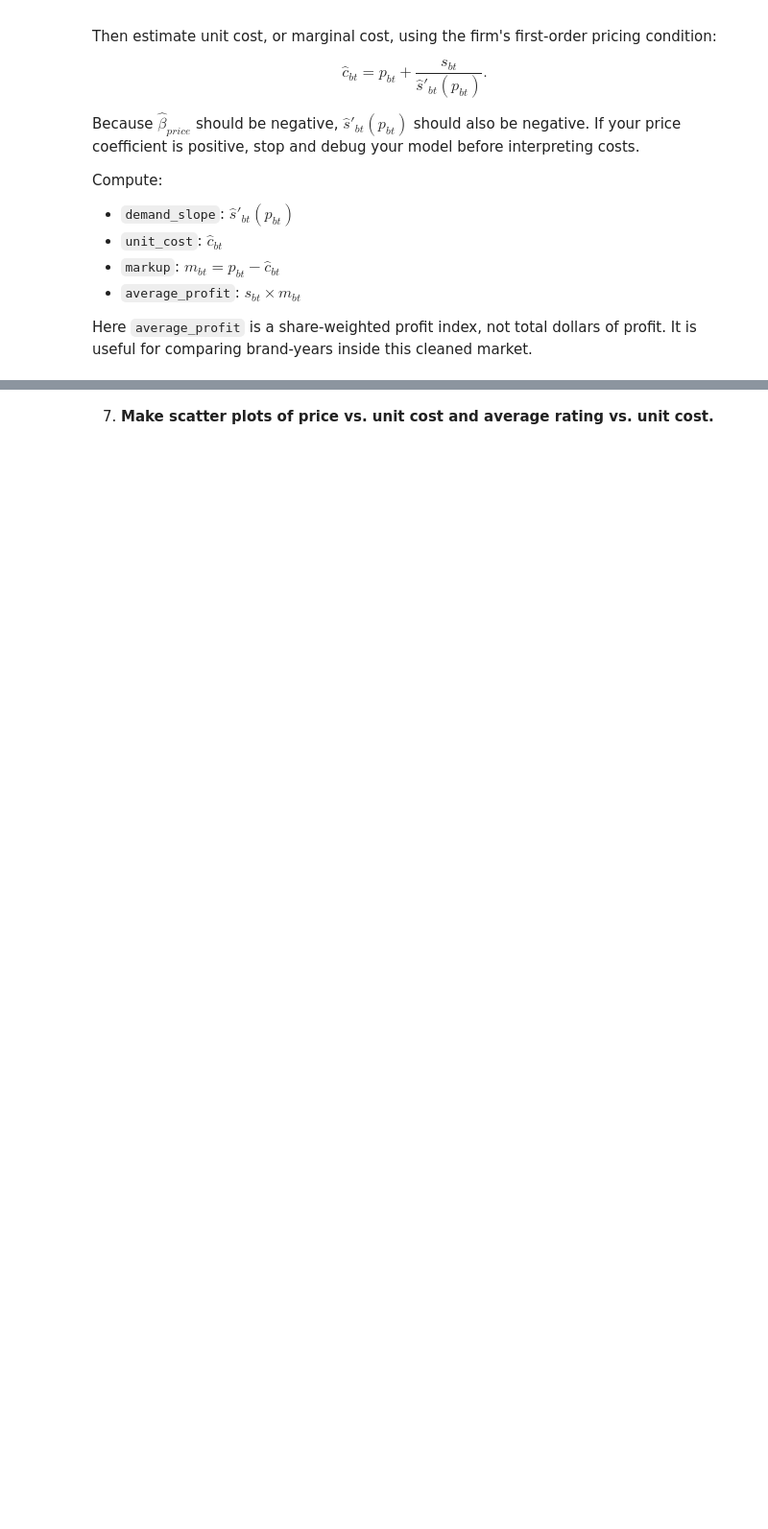
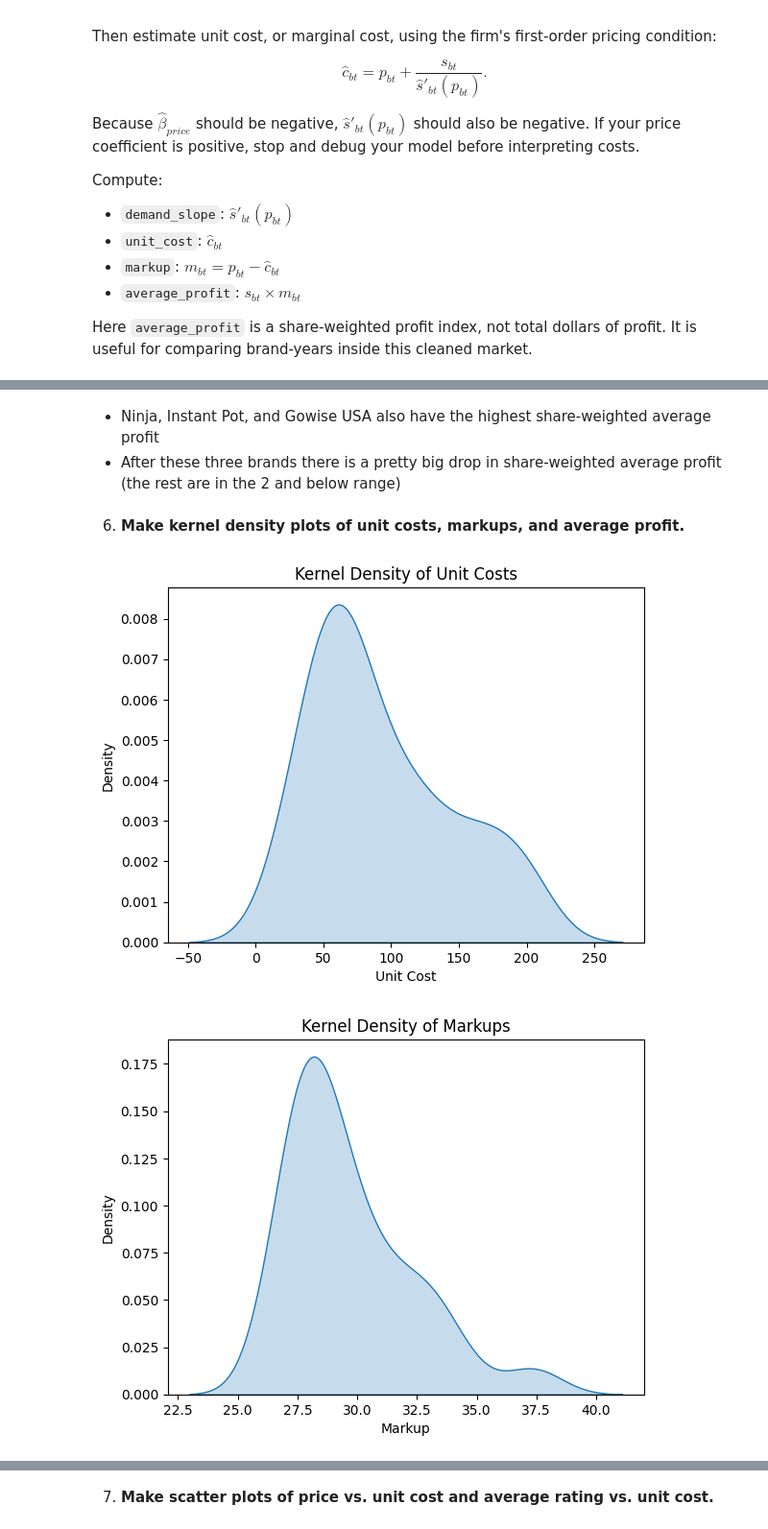
Before and after one commit to MadelineHeathh/ds3021finalproject, a Jupyter notebook: demand_estimation_lab.ipynb, the cells around one changed output, grey strips where cells are left out. Shown at 96% size. Drawn from its saved outputs; the diff is of its cells as text; code cells hidden in the pictures; blank space fills up the shorter version.

```diff
--- a/demand_estimation_lab.ipynb
+++ b/demand_estimation_lab.ipynb
@@ -273,3 +273,11 @@ Compute:
 - `average_profit`: $s_{bt} \times m_{bt}$
 
 Here `average_profit` is a share-weighted profit index, not total dollars of profit. It is useful for comparing brand-years inside this cleaned market.
+# %%
+# get the estimated price coef (how does price affect demand)
+price_coef = coef_table.loc[
+    coef_table["feature"] == "avg_price",
+    "coefficient"
+].iloc[0]
+
+print("Estimated price coefficient:", price_coef)
@@ -297,0 +428,26 @@ Here `average_profit` is a share-weighted profit index, not total dollars of pro
+# %% [markdown]
+- Ninja, Instant Pot, and Gowise USA also have the highest share-weighted average profit
+- After these three brands there is a pretty big drop in share-weighted average profit (the rest are in the 2 and below range)
+# %% [markdown]
+6. **Make kernel density plots of unit costs, markups, and average profit.**
+# %%
+# unit cost
+sns.kdeplot(data=results, x="unit_cost", fill=True)
+plt.title("Kernel Density of Unit Costs")
+plt.xlabel("Unit Cost")
+plt.show()
+
+# markup
+sns.kdeplot(data=results, x="markup", fill=True)
+plt.title("Kernel Density of Markups")
+plt.xlabel("Markup")
+plt.show()
+
+# average profit
+sns.kdeplot(data=results, x="average_profit", fill=True)
+plt.title("Kernel Density of Share-Weighted Average Profit")
+plt.xlabel("Average Profit")
+plt.show()
+# %% [output]
+[figure, added]
+[figure, added]
```
Also changed, not shown: parts of 22 cells of this notebook.
